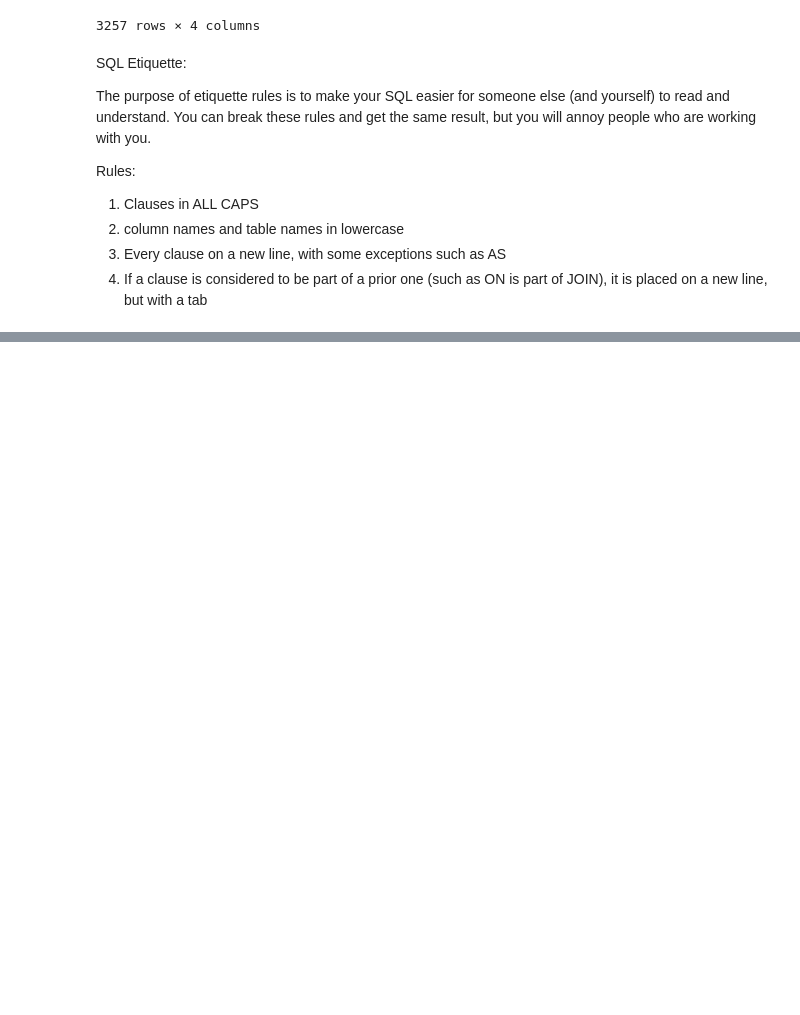
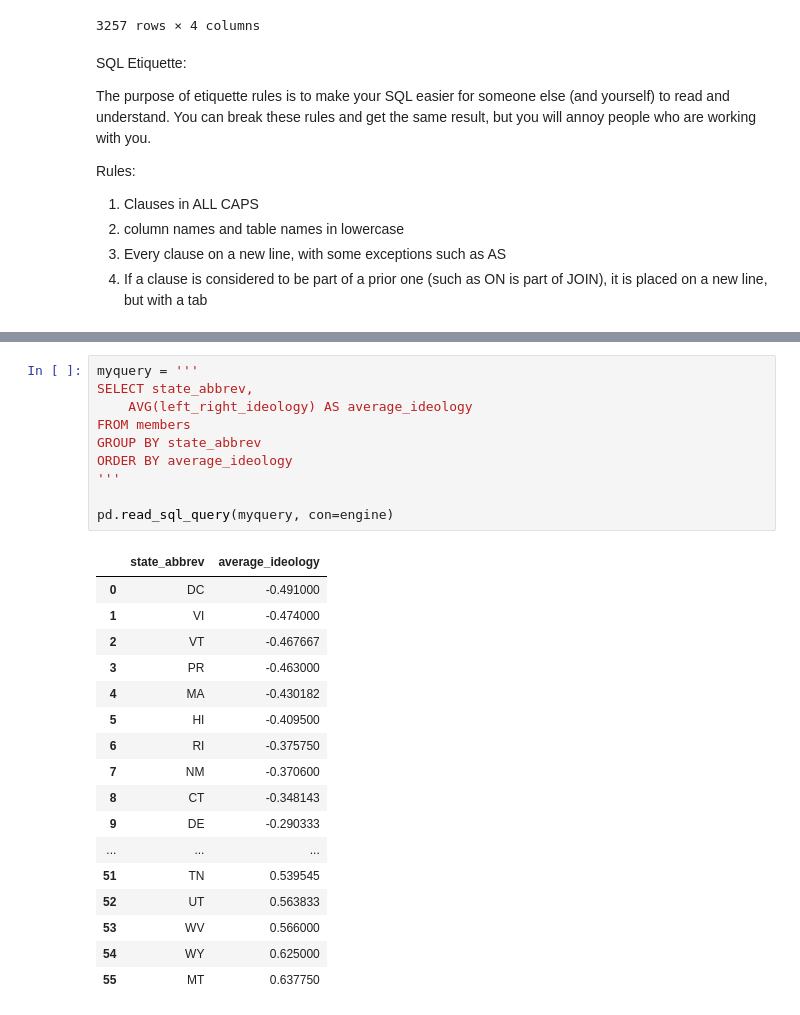
Before and after one commit to cynthialeng/con-trans-2025, a Jupyter notebook: notebooks/createDB.ipynb, the cells around one changed output, grey strips where cells are left out. Cells and saved outputs as stored; diff of their text form; blank space fills up the shorter version.

```diff
--- a/notebooks/createDB.ipynb
+++ b/notebooks/createDB.ipynb
@@ -178,0 +194,28 @@ pd.read_sql_query(myquery, con=engine)
+# %%
+myquery = '''
+SELECT state_abbrev,
+    AVG(left_right_ideology) AS average_ideology
+FROM members
+GROUP BY state_abbrev
+ORDER BY average_ideology
+'''
+
+pd.read_sql_query(myquery, con=engine)
+# %% [output]
+|  | state_abbrev | average_ideology |
+| 0 | DC | -0.491000 |
+| 1 | VI | -0.474000 |
+| 2 | VT | -0.467667 |
+| 3 | PR | -0.463000 |
+| 4 | MA | -0.430182 |
+| 5 | HI | -0.409500 |
+| 6 | RI | -0.375750 |
+| 7 | NM | -0.370600 |
+| 8 | CT | -0.348143 |
+| 9 | DE | -0.290333 |
+| ... | ... | ... |
+| 51 | TN | 0.539545 |
+| 52 | UT | 0.563833 |
+| 53 | WV | 0.566000 |
+| 54 | WY | 0.625000 |
+| 55 | MT | 0.637750 |
```
Also changed, not shown: parts of 7 cells of this notebook, 1 other file.
